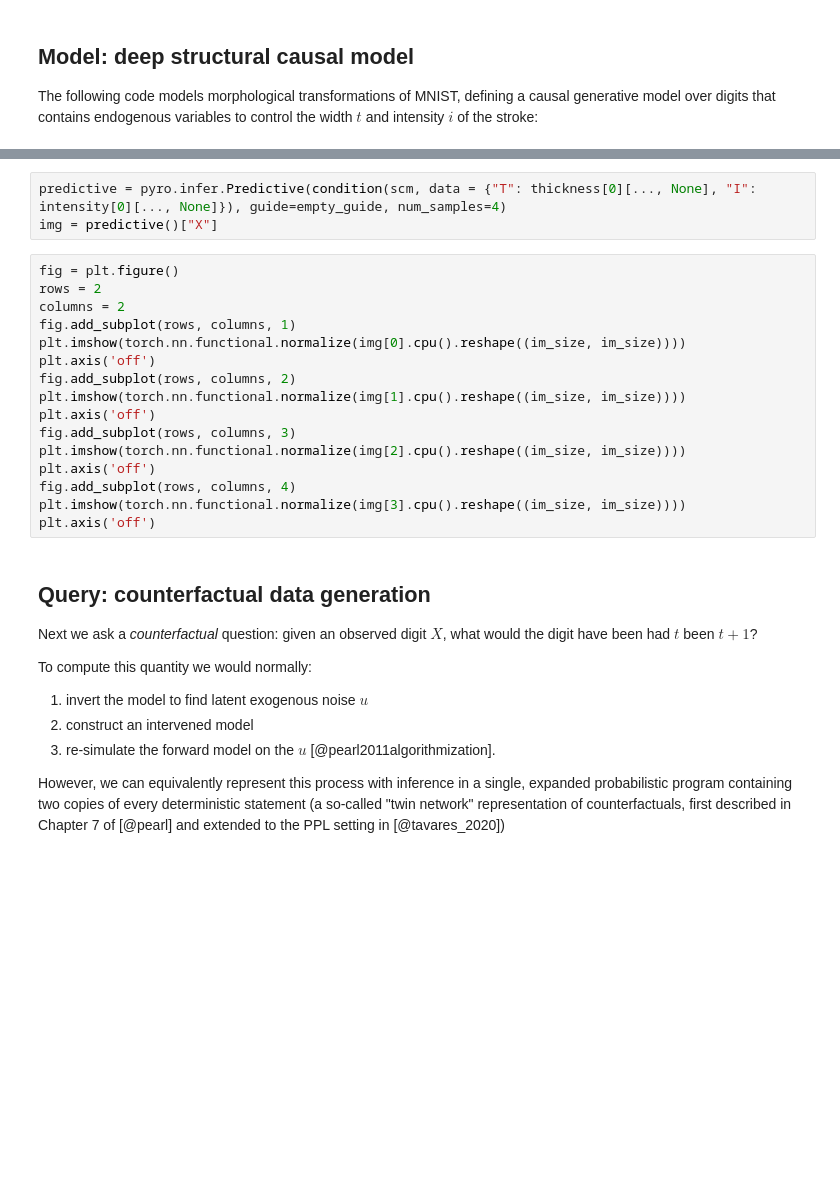
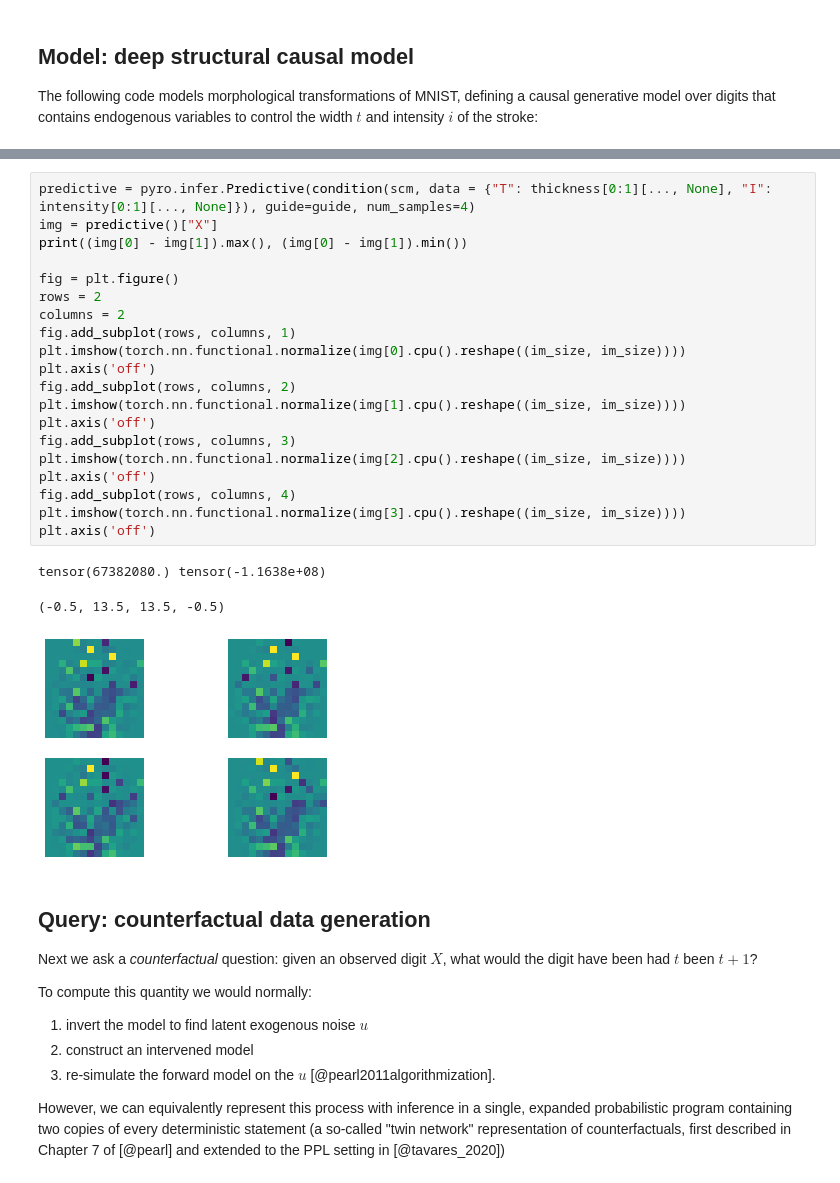
Before and after one commit to BasisResearch/chirho, a Jupyter notebook: docs/source/deepscm.ipynb, the cells around one changed output, grey strips where cells are left out. Cells and saved outputs as stored; diff of their text form; blank space fills up the shorter version.

```diff
--- a/docs/source/deepscm.ipynb
+++ b/docs/source/deepscm.ipynb
@@ -541,22 +503,27 @@ plt.plot(loss)
-# %%
-predictive = pyro.infer.Predictive(condition(scm, data = {"T": thickness[0][..., None], "I": intensity[0][..., None]}), guide=empty_guide, num_samples=4)
-img = predictive()["X"]
 # %%
+predictive = pyro.infer.Predictive(condition(scm, data = {"T": thickness[0:1][..., None], "I": intensity[0:1][..., None]}), guide=guide, num_samples=4)
+img = predictive()["X"]
+print((img[0] - img[1]).max(), (img[0] - img[1]).min())
+
 fig = plt.figure()
 rows = 2
 columns = 2
 fig.add_subplot(rows, columns, 1)
 plt.imshow(torch.nn.functional.normalize(img[0].cpu().reshape((im_size, im_size))))
 plt.axis('off')
 fig.add_subplot(rows, columns, 2)
 plt.imshow(torch.nn.functional.normalize(img[1].cpu().reshape((im_size, im_size))))
 plt.axis('off')
 fig.add_subplot(rows, columns, 3)
 plt.imshow(torch.nn.functional.normalize(img[2].cpu().reshape((im_size, im_size))))
 plt.axis('off')
 fig.add_subplot(rows, columns, 4)
 plt.imshow(torch.nn.functional.normalize(img[3].cpu().reshape((im_size, im_size))))
 plt.axis('off')
+# %% [output]
+tensor(67382080.) tensor(-1.1638e+08)
+(-0.5, 13.5, 13.5, -0.5)
+[figure, added]
 # %% [markdown]
 ## Query: counterfactual data generation
 
```
Also changed, not shown: parts of 24 cells of this notebook.
